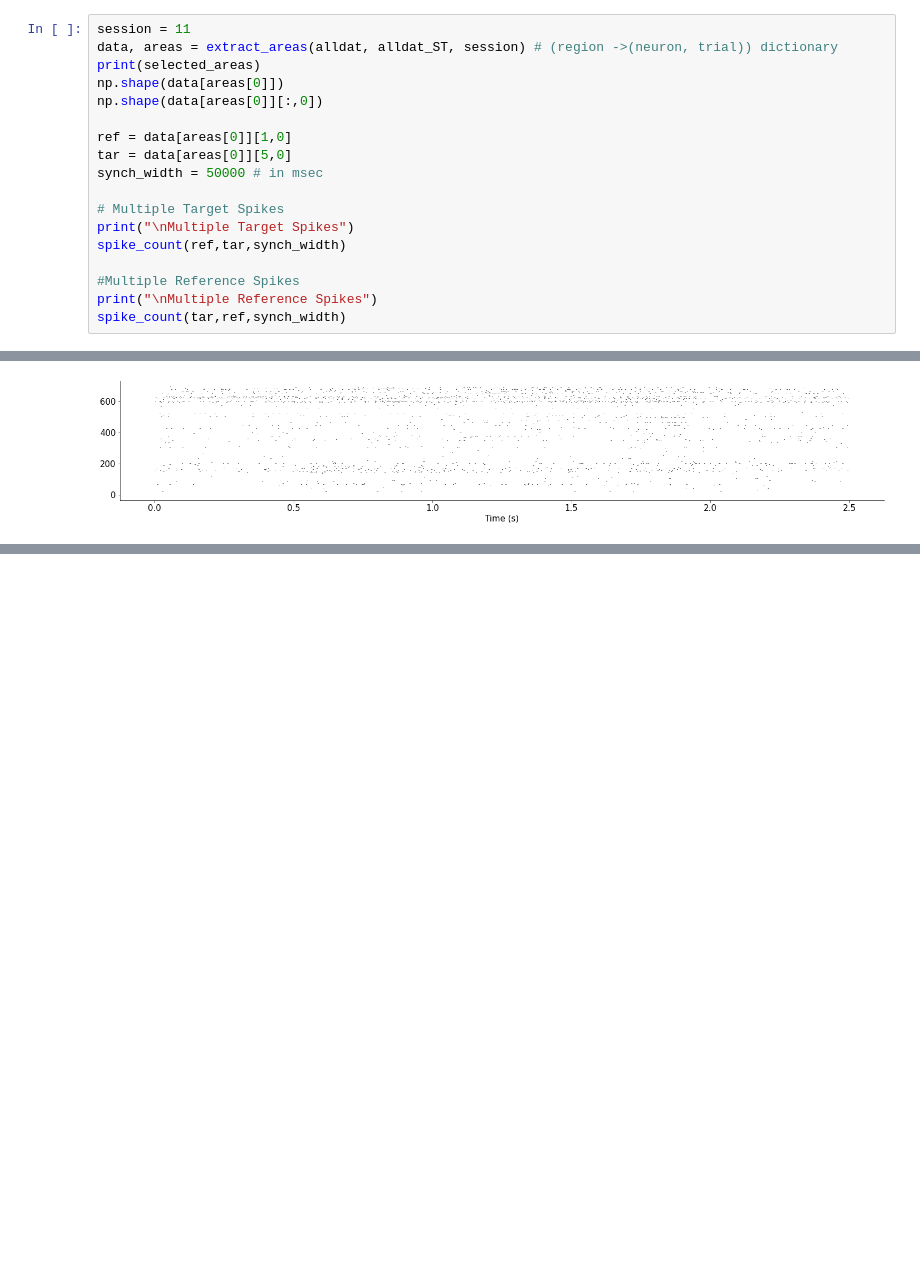
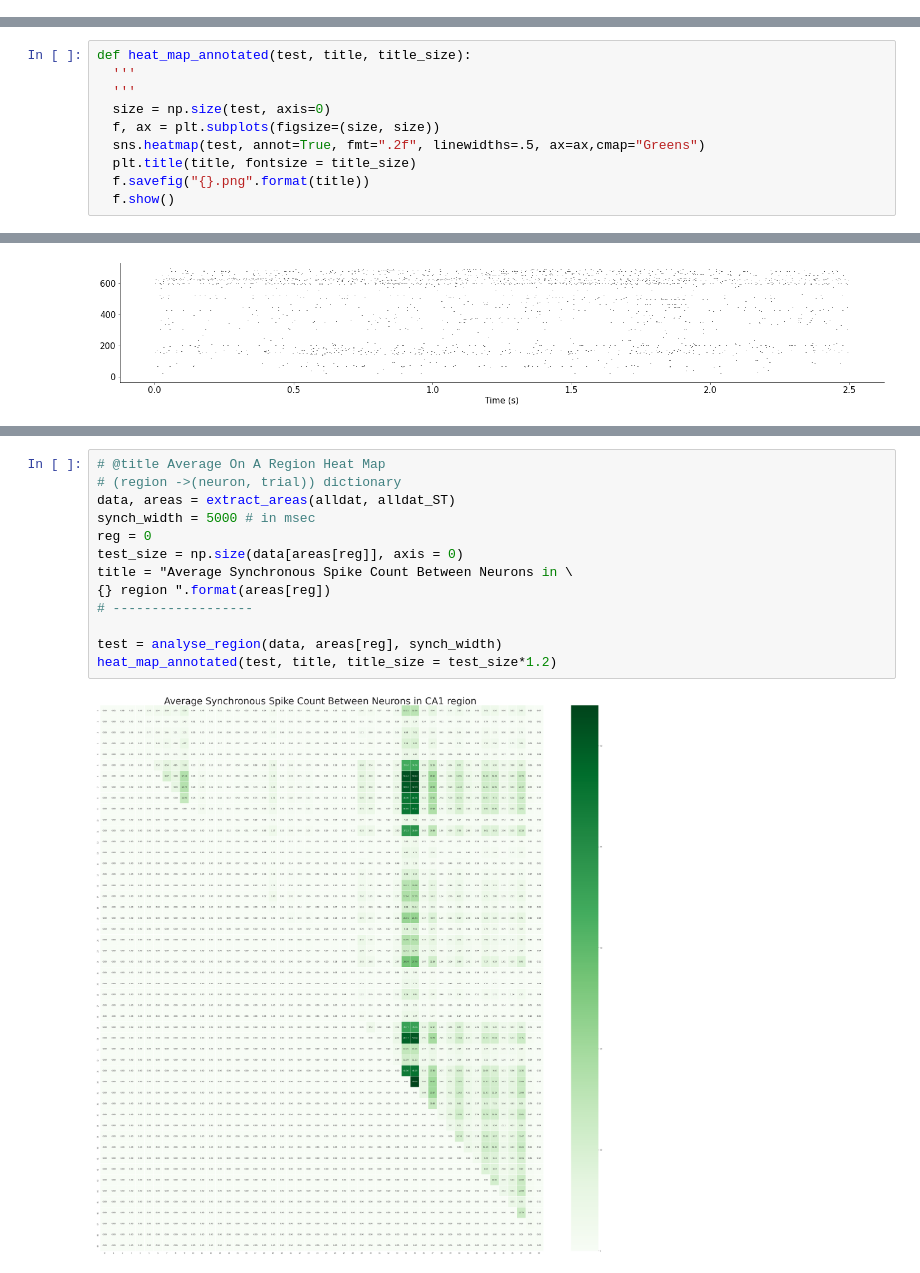
Before and after one commit to ugurcancakal/spike_jitter_analysis, a Jupyter notebook: spike_jitter.ipynb, the cells around one changed output, grey strips where cells are left out. Drawn from its saved outputs; the diff is of its cells as text; blank space fills up the shorter version.

```diff
--- a/spike_jitter.ipynb
+++ b/spike_jitter.ipynb
@@ -272,18 +244,0 @@ Region: MD
-# %%
-session = 11
-data, areas = extract_areas(alldat, alldat_ST, session) # (region ->(neuron, trial)) dictionary
-print(selected_areas)
-np.shape(data[areas[0]])
-np.shape(data[areas[0]][:,0])
-
-ref = data[areas[0]][1,0]
-tar = data[areas[0]][5,0]
-synch_width = 50000 # in msec
-
-# Multiple Target Spikes
-print("\nMultiple Target Spikes")
-spike_count(ref,tar,synch_width)
-
-#Multiple Reference Spikes
-print("\nMultiple Reference Spikes")
-spike_count(tar,ref,synch_width)
@@ -349,3 +304,13 @@ def raster_plot(spike_times, neurons_of_interest):
+# %%
+def heat_map_annotated(test, title, title_size):
+  '''
+  '''
+  size = np.size(test, axis=0)
+  f, ax = plt.subplots(figsize=(size, size))
+  sns.heatmap(test, annot=True, fmt=".2f", linewidths=.5, ax=ax,cmap="Greens")
+  plt.title(title, fontsize = title_size)
+  f.savefig("{}.png".format(title))
+  f.show()
 # %% [markdown]
 # Tests
 # %%
@@ -404,0 +434,15 @@ spike_count(reference, target, synch_width)
+# %%
+# @title Average On A Region Heat Map
+# (region ->(neuron, trial)) dictionary
+data, areas = extract_areas(alldat, alldat_ST)
+synch_width = 5000 # in msec
+reg = 0
+test_size = np.size(data[areas[reg]], axis = 0)
+title = "Average Synchronous Spike Count Between Neurons in \
+{} region ".format(areas[reg])
+# ------------------
+
+test = analyse_region(data, areas[reg], synch_width)
+heat_map_annotated(test, title, title_size = test_size*1.2)
+# %% [output]
+[figure, added]
```
Also changed, not shown: parts of 11 cells of this notebook.
